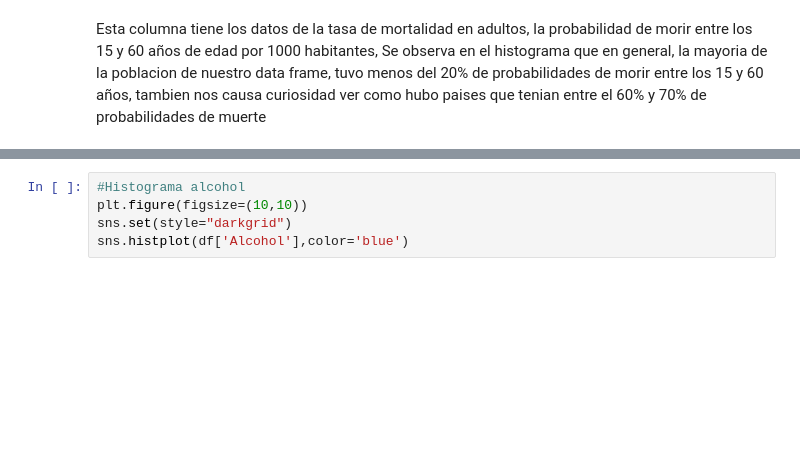
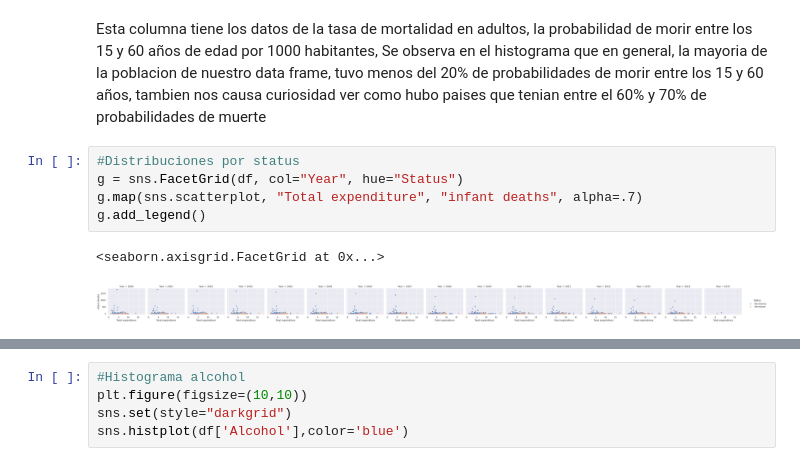
Before and after one commit to julianmoreno1123/Analitica-de-datos, a Jupyter notebook: Proyecto.ipynb, the cells around one changed output, grey strips where cells are left out. Drawn from its saved outputs; the diff is of its cells as text; blank space fills up the shorter version.

```diff
--- a/Proyecto.ipynb
+++ b/Proyecto.ipynb
@@ -308,3 +306,11 @@ sns.histplot(df['Adult Mortality'],bins=20,color='black')
 # %% [markdown]
 Esta columna tiene los datos de la tasa de mortalidad en adultos, la probabilidad de morir entre los 15 y 60 años de edad por 1000 habitantes,
 Se observa en el histograma que en general, la mayoria de la poblacion de nuestro data frame, tuvo menos del 20% de probabilidades de morir entre los 15 y 60 años, tambien nos causa curiosidad ver como hubo paises que tenian entre el 60% y 70% de probabilidades de muerte
+# %%
+#Distribuciones por status
+g = sns.FacetGrid(df, col="Year", hue="Status")
+g.map(sns.scatterplot, "Total expenditure", "infant deaths", alpha=.7)
+g.add_legend()
+# %% [output]
+<seaborn.axisgrid.FacetGrid at 0x...>
+[figure, added]
```
Also changed, not shown: parts of 10 cells of this notebook.
